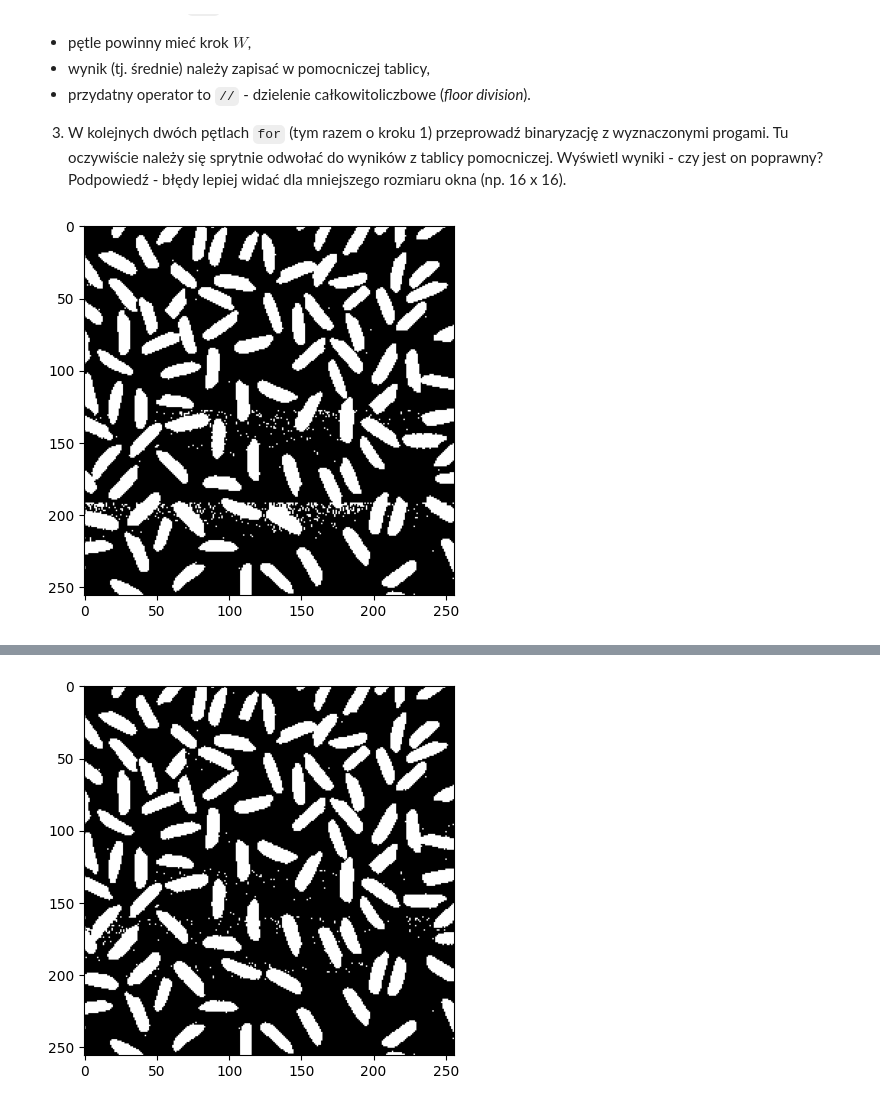
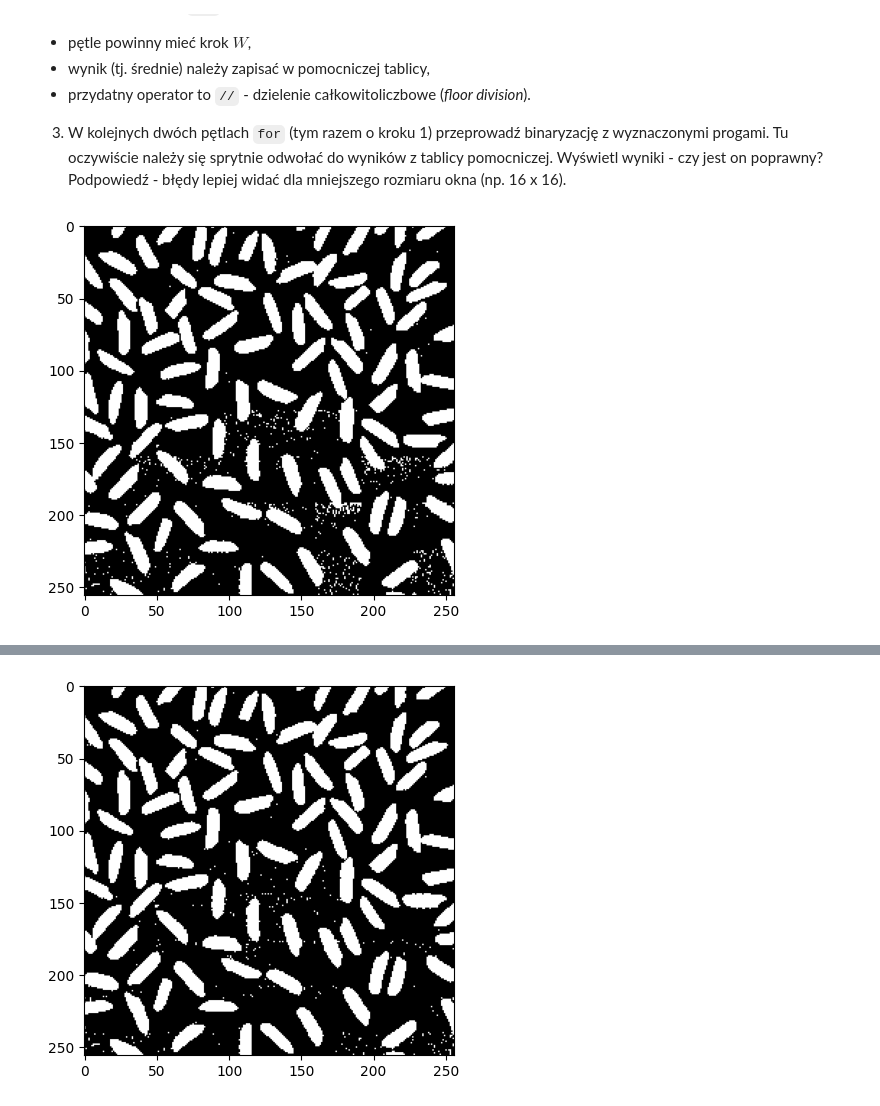
Before and after one commit to JakubFr4czek/WCPO, a Jupyter notebook: Lab4/04_thresholding_hw.ipynb, the cells around one changed output, grey strips where cells are left out. Saved outputs shown, nothing was run; the diff lists cells and outputs as text; code cells hidden in the pictures.

```diff
--- a/Lab4/04_thresholding_hw.ipynb
+++ b/Lab4/04_thresholding_hw.ipynb
@@ -39,36 +39,35 @@ if not os.path.exists(fileName):
 # %%
 rice = cv2.imread('rice.png')
 rice = cv2.cvtColor(rice, cv2.COLOR_BGR2GRAY)
 
 def binarize_window(img):
 
-    W = 2 ** 6
+    W = 2 ** 5
 
-    mean_list = [] # Że listach średnich, a nie że lista jest niemiła :(
+    mean_list = []
 
-    # Zakładam, że img.shape[0] jest podzielne przez W (a jest, dla tego konkretnego obrazka)
-    for i in range(W, img.shape[0] + W, W):
+    # Zakładamy, że img.shape[0] i img.shape[1] są podzielne przez W
+    for i in range(0, img.shape[0], W):  # Startujemy od 0
         mean_list.append([])
-        for j in range(W, img.shape[1] + W, W):
-            window = img[i - W : i, j - W : j]
-            #print(img[i - W : i, j - W : j])
+        for j in range(0, img.shape[1], W):  # Startujemy od 0
+            window = img[i:i + W, j:j + W]  # Pobieramy blok W x W
             mean_list[-1].append(np.mean(window))
 
     for i in range(img.shape[0]):
         for j in range(img.shape[1]):
             if img[i][j] < mean_list[i // W][j // W]:
                 img[i][j] = 0
             else:
                 img[i][j] = 255
 
     return img
 
 rice = binarize_window(rice)
 
 plt.imshow(rice, cmap='gray')
 plt.show()
 # %% [output]
-[figure, old version]
+[figure, new version]
 # %% [markdown]
 4. Rozwiązaniem problemu artefaktów na obrazie jest zastosowanie interpolacji.
    Próg binaryzacji dla danego piksela wyliczany jest na podstawie progów z sąsiednich okien.
@@ -126,24 +125,24 @@ Proszę pod porównaniem, w osobnej sekcji *markdown*, krótko skomentować uzys
 # %%
 def interpolate(img):
 
-    W = 2 ** 6
+    W = 2 ** 5
     V = W // 2
 
     mean_list = []
 
-    for i in range(W, rice.shape[0] + W, W):
+    for i in range(W, img.shape[0] + W, W):
         mean_list.append([])
-        for j in range(W, rice.shape[1] + W, W):
-            window = rice[i - W : i, j - W : j]
+        for j in range(W, img.shape[1] + W, W):
+            window = img[i - W : i, j - W : j]
             mean_list[-1].append(np.mean(window))
 
     thresholds = []
 
-    corners = [(0, 0), (0, rice.shape[1] - V), (rice.shape[0] - V, 0), (rice.shape[0] - V, rice.shape[1] - V)]
+    corners = [(0, 0), (0, img.shape[1] - V), (img.shape[0] - V, 0), (img.shape[0] - V, img.shape[1] - V)]
 
-    for i in range(0, rice.shape[0], V):
+    for i in range(0, img.shape[0], V):
         thresholds.append([])
-        for j in range(0, rice.shape[1], V):
+        for j in range(0, img.shape[1], V):
 
             iT = i//W
             jT = j//W
@@ -155,29 +154,37 @@ def interpolate(img):
             if (i, j) in corners:
                 thresholds[-1].append(mean_list[iT][jT])
             # Edges
-            elif i == 0 or i == rice.shape[0] - V:
+            elif i == 0 or i == img.shape[0] - V:
 
                 if y_pos == 0: # dół
-                    thresholds[-1].append( (mean_list[iT][jT - 1] + mean_list[iT][jT]) / 2 )
+                    thresholds[-1].append( (mean_list[iT][jT] + mean_list[iT][jT - 1]) / 2 )
                 else: # góra
                     thresholds[-1].append( (mean_list[iT][jT] + mean_list[iT][jT + 1]) / 2 )
 
-            elif j == 0 or j == rice.shape[1] - V:
+            elif j == 0 or j == img.shape[1] - V:
 
                 if x_pos == 0: # lewo
-                    thresholds[-1].append( (mean_list[iT - 1][jT] + mean_list[iT][jT]) / 2 )
+                    thresholds[-1].append( (mean_list[iT][jT] + mean_list[iT - 1][jT]) / 2 )
                 else: # prawo
                     thresholds[-1].append( (mean_list[iT][jT] + mean_list[iT + 1][jT]) / 2 )
             else:
 
-                if x_pos == 0 and y_pos == 0:
-                    thresholds[-1].append( (mean_list[iT - 1][jT] + mean_list[iT][jT - 1] + 2 * mean_list[iT][jT]) // 4 )
-                elif x_pos == V and y_pos == 0:
-                    thresholds[-1].append( (2 * mean_list[iT][jT] + mean_list[iT][jT - 1] + mean_list[iT + 1][jT]) // 4 )
-                elif x_pos == 0 and y_pos == V:
-                    thresholds[-1].append( (mean_list[iT - 1][jT] + mean_list[iT][jT + 1] + 2 * mean_list[iT][jT]) // 4 )
-                elif x_pos == V and y_pos == V:
-                    thresholds[-1].append( (2 * mean_list[iT][jT] + mean_list[iT + 1][jT] + mean_list[iT][jT + 1]) // 4 )
+                if x_pos == V and y_pos == V: # prawy dolny
+                    up = (mean_list[iT][jT] + mean_list[iT + 1][jT]) / 2
+                    down = (mean_list[iT][jT + 1] + mean_list[iT + 1][jT + 1]) / 2
+                    thresholds[-1].append((up + down) / 2)
+                elif x_pos == 0 and y_pos == V: # lewy dolny
+                    up = (mean_list[iT - 1][jT] + mean_list[iT][jT]) / 2
+                    down = (mean_list[iT - 1][jT + 1] + mean_list[iT][jT + 1]) / 2
+                    thresholds[-1].append((up + down) / 2)
+                elif x_pos == 0 and y_pos == 0: # lewy górny
+                    up = (mean_list[iT - 1][jT - 1] + mean_list[iT][jT - 1]) / 2
+                    down = (mean_list[iT - 1][jT] + mean_list[iT][jT]) / 2
+                    thresholds[-1].append((up + down) / 2)
+                elif x_pos == V and y_pos == 0: # prawy górny
+                    up = (mean_list[iT][jT - 1] + mean_list[iT + 1][jT - 1]) / 2
+                    down = (mean_list[iT][jT] + mean_list[iT + 1][jT]) / 2
+                    thresholds[-1].append((up + down) / 2)
                 else:
                     raise Exception("Error during interpolation!")
 
@@ -199,7 +206,7 @@ rice = interpolate(rice)
 plt.imshow(rice, cmap='gray')
 plt.show()
 # %% [output]
-[figure, old version]
+[figure, new version]
 # %%
 def otsu(image):
 
```
Also changed, not shown: parts of 1 cell of this notebook.
